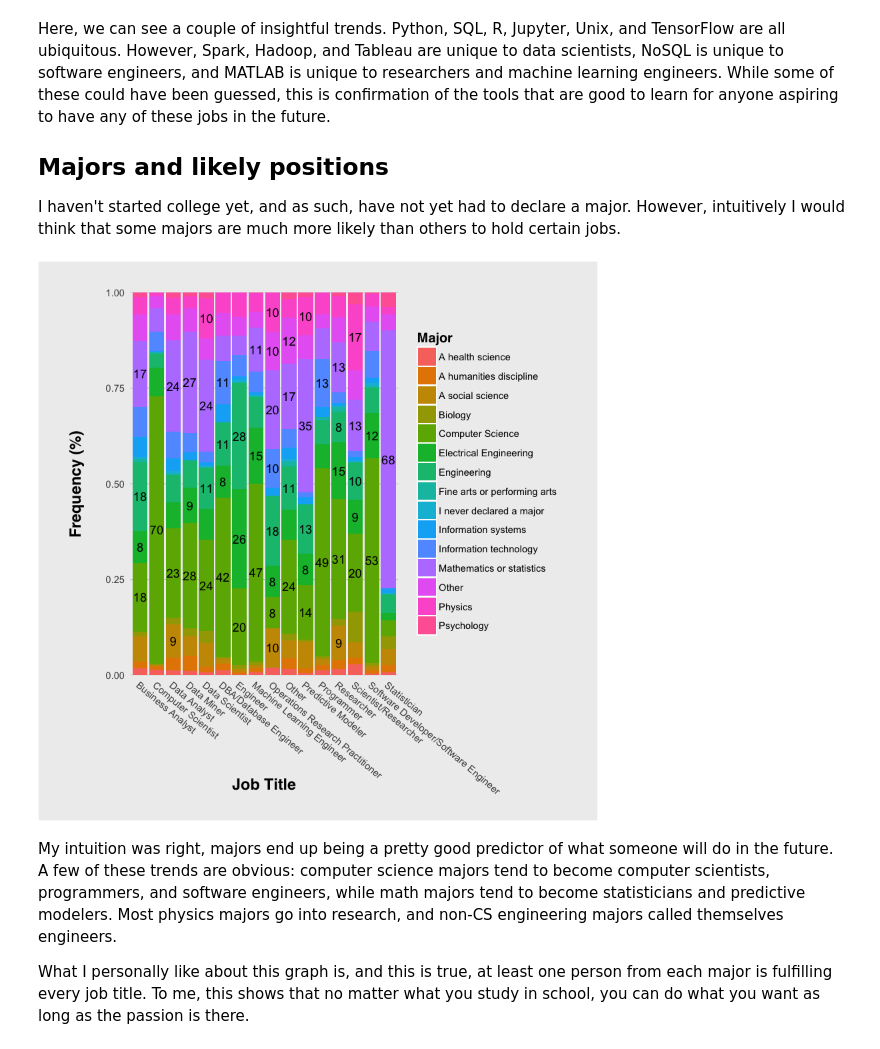
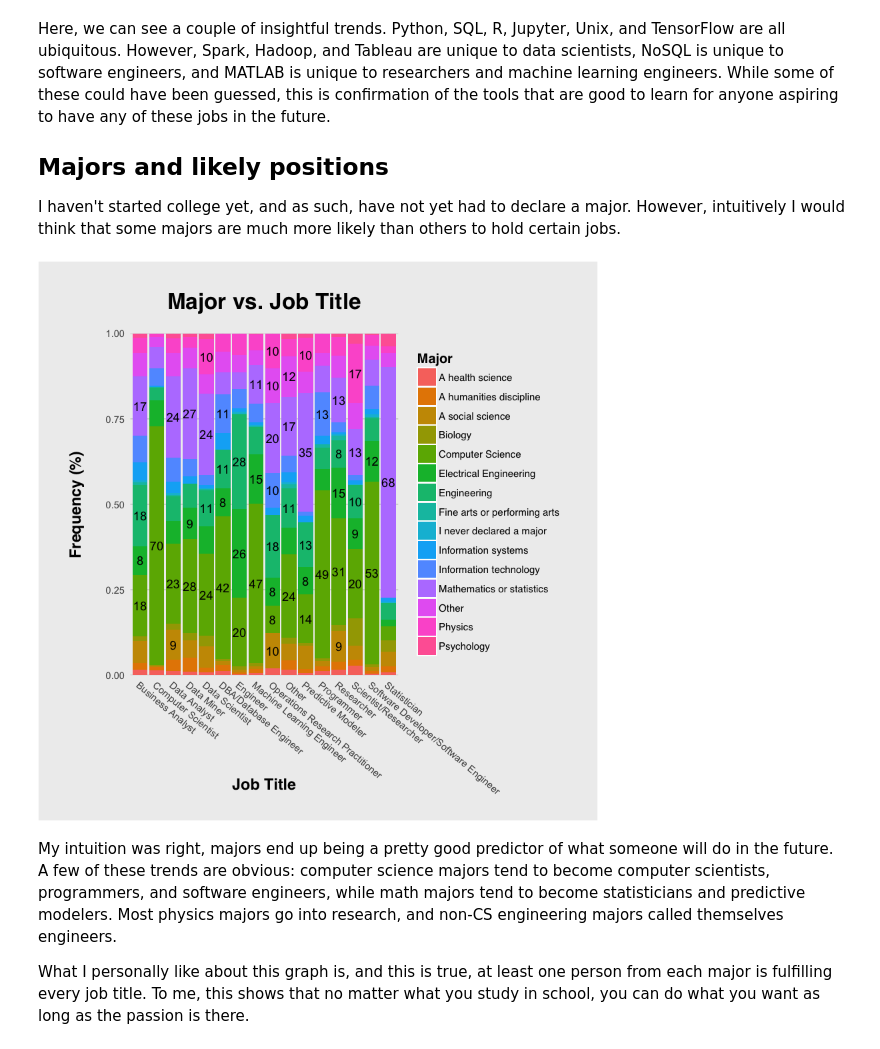
Before and after one commit to jackcook/kaggle-survey, a Jupyter notebook: analysis.ipynb, the cells around one changed output. Drawn from its saved outputs; the diff is of its cells as text; code cells hidden in the pictures.

```diff
--- a/analysis.ipynb
+++ b/analysis.ipynb
@@ -262,34 +260,36 @@ invisible(tryCatch({
     results[results$MajorSelect == "Management information systems", ]$MajorSelect <- "Information systems"
 }, error = function(e){}))
 
 results %>%
     rename(Major = MajorSelect, Title = CurrentJobTitleSelect) %>%
     filter(Title != "", Major != "") %>%
     group_by(Title, Major) %>%
     summarize(n = n()) %>%
     mutate(freq = n / sum(n)) %>%
     ggplot() +
+    ggtitle("Major vs. Job Title") +
     labs(x = "Job Title", y = "Frequency (%)") +
     geom_bar(aes(y = freq, x = Title, fill = Major), stat = "identity", position = position_stack(reverse = TRUE)) +
     geom_text(aes(y = freq, x = Title, label = ifelse(freq > 0.08, round(freq * 100), "")), position = position_stack(vjust = 0.5)) +
     scale_y_continuous(expand = c(0, 0)) +
     theme(
         plot.background = element_rect(fill = "#eeeeee"),
         panel.background = element_rect(fill = "#eeeeee"),
         legend.background = element_rect(fill = "#eeeeee"),
         legend.title = element_text(size = 12, family = "Helvetica", face = "bold"),
+        legend.text = element_text(size = 9, family = "Helvetica"),
         panel.grid.major = element_line(size = 0.4, linetype = "solid", color = "#cccccc"),
         panel.grid.minor = element_line(size = 0),
         plot.title = element_text(size = 20, family = "Helvetica", face = "bold", hjust = 0.5, margin = margin(b = 20)),
         axis.title = element_text(size = 14, family = "Helvetica", face = "bold"),
         axis.title.x = element_text(margin = margin(t = -15)),
         axis.title.y = element_text(margin = margin(r = 20)),
         axis.text.x = element_text(angle = 320, hjust = 0),
         axis.ticks = element_blank(),
         plot.margin = unit(c(1, 1, 1, 1), "cm")
     )
 # %% [output]
-[figure, old version]
+[figure, new version]
 # %% [markdown]
 My intuition was right, majors end up being a pretty good predictor of what someone will do in the future. A few of these trends are obvious: computer science majors tend to become computer scientists, programmers, and software engineers, while math majors tend to become statisticians and predictive modelers. Most physics majors go into research, and non-CS engineering majors called themselves engineers.
 
```
Also changed, not shown: parts of 2 cells of this notebook.
